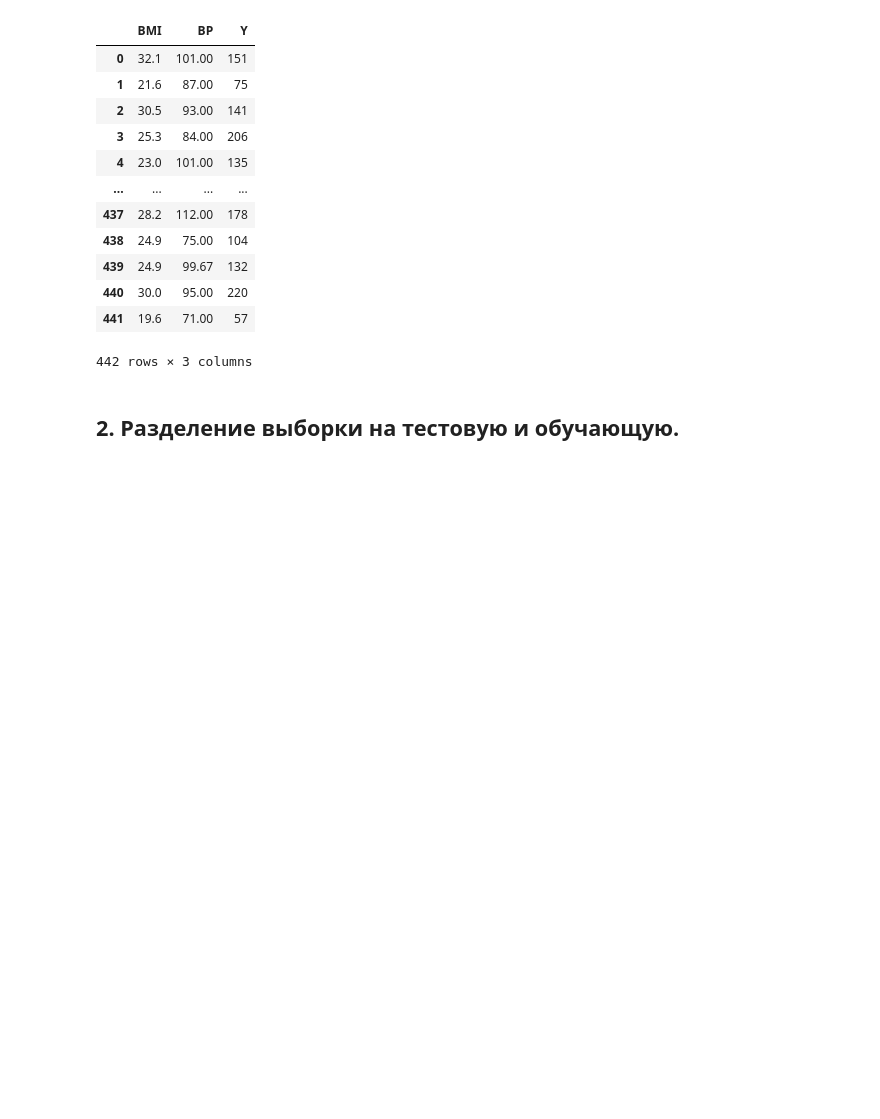
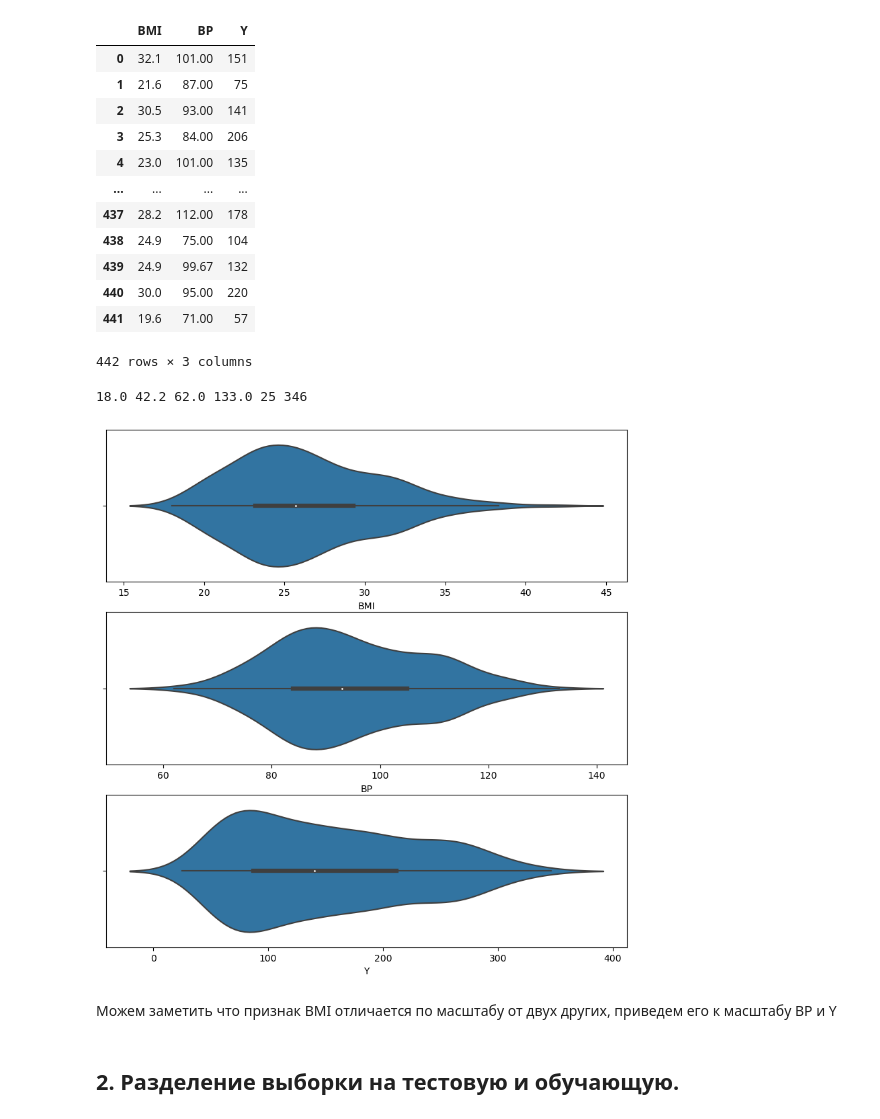
Before and after one commit to KZLZG/TML, a Jupyter notebook: Lab3/lab-3.ipynb, the cells around one changed output. Drawn from its saved outputs; the diff is of its cells as text; code cells hidden in the pictures; blank space fills up the shorter version.

```diff
--- a/Lab3/lab-3.ipynb
+++ b/Lab3/lab-3.ipynb
@@ -54,5 +55,24 @@ data_for_lab
 | 440 | 30.0 | 95.00 | 220 |
 | 441 | 19.6 | 71.00 | 57 |
 442 rows × 3 columns
+# %%
+print(data_for_lab['BMI'].min(),
+data_for_lab['BMI'].max(),
+data_for_lab['BP'].min(),
+data_for_lab['BP'].max(),
+data_for_lab['Y'].min(),
+data_for_lab['Y'].max())
+# %% [output]
+18.0 42.2 62.0 133.0 25 346
+# %%
+fig, ax = plt.subplots(3, 1, figsize=(10,10))
+sns.violinplot(ax=ax[0], x=data_for_lab['BMI'])
+sns.violinplot(ax=ax[1], x=data_for_lab['BP'])
+sns.violinplot(ax=ax[2], x=data_for_lab['Y'])
+plt.show()
+# %% [output]
+[figure, added]
+# %% [markdown]
+Можем заметить что признак BMI отличается по масштабу от двух других, приведем его к масштабу BP и Y
 # %% [markdown]
 ## 2. Разделение выборки на тестовую и обучающую.
```
Also changed, not shown: parts of 3 cells of this notebook.
